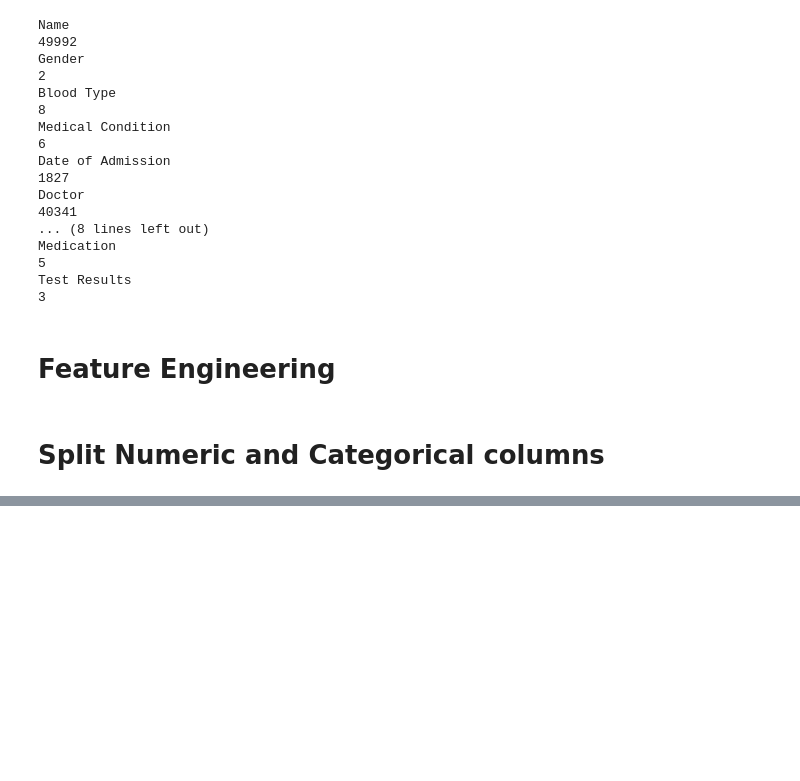
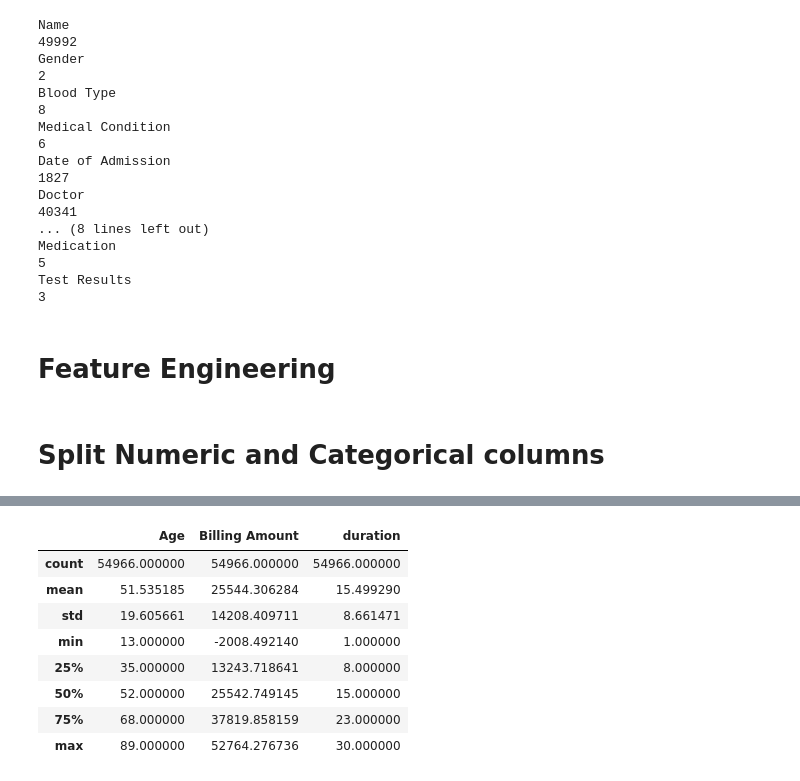
Before and after one commit to MaukanMir/Health-Care-Analysis, a Jupyter notebook: training.ipynb, the cells around one changed output, grey strips where cells are left out. Saved outputs shown, nothing was run; the diff lists cells and outputs as text; code cells hidden in the pictures; blank space fills up the shorter version.

```diff
--- a/training.ipynb
+++ b/training.ipynb
@@ -151,3 +148,13 @@ duration                       int64
 dtype: object
-# %%
-df.drop(["Room Number", "Date of Admission", "Discharge Date"], inplace=True, axis=1)
+# %%
+df.describe()
+# %% [output]
+|  | Age | Billing Amount | duration |
+| count | 54966.000000 | 54966.000000 | 54966.000000 |
+| mean | 51.535185 | 25544.306284 | 15.499290 |
+| std | 19.605661 | 14208.409711 | 8.661471 |
+| min | 13.000000 | -2008.492140 | 1.000000 |
+| 25% | 35.000000 | 13243.718641 | 8.000000 |
+| 50% | 52.000000 | 25542.749145 | 15.000000 |
+| 75% | 68.000000 | 37819.858159 | 23.000000 |
+| max | 89.000000 | 52764.276736 | 30.000000 |
```
Also changed, not shown: parts of 5 cells of this notebook.
